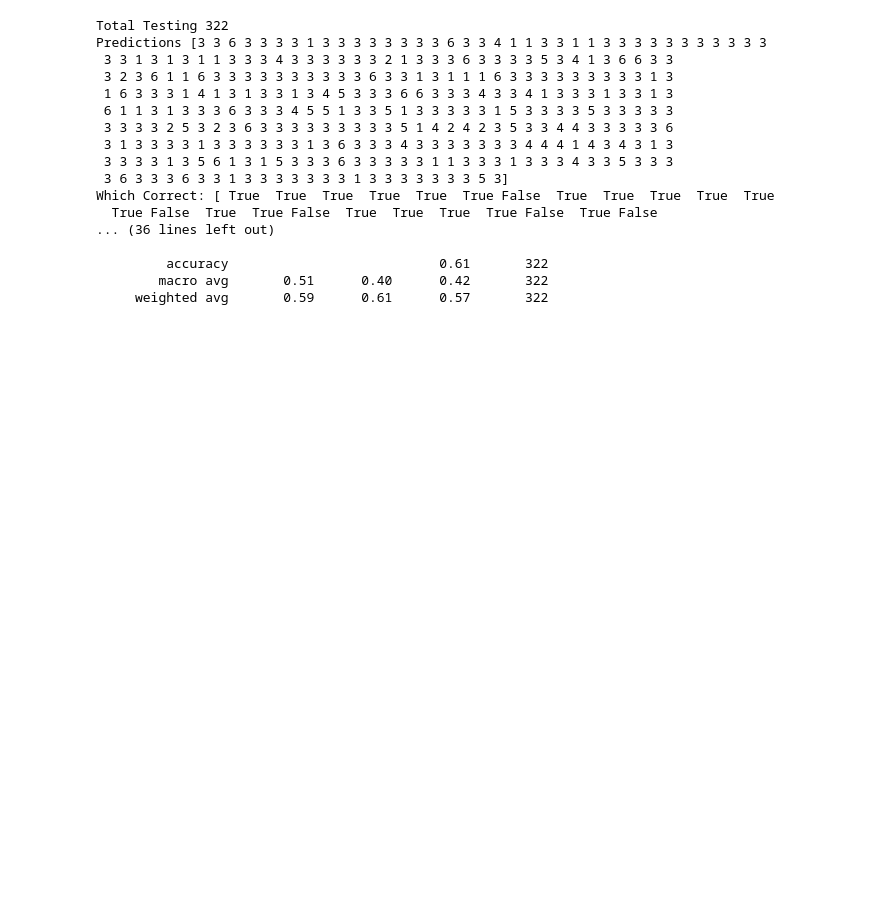
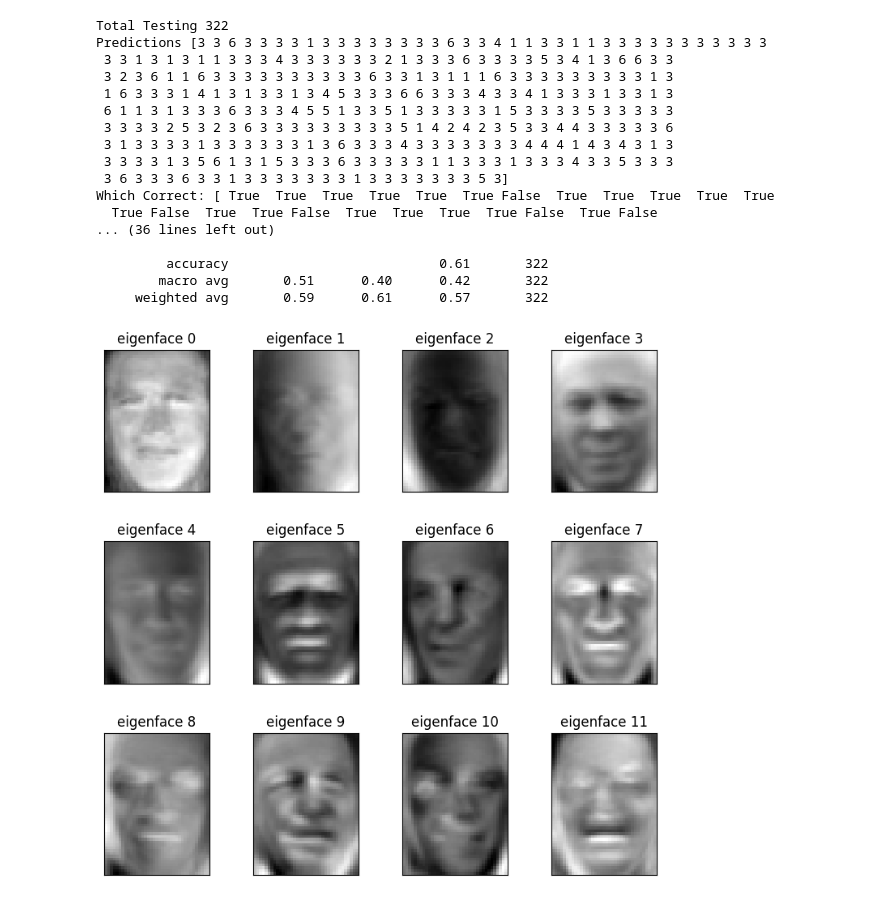
Before and after one commit to saakshigupta2002/COMP3710, a Jupyter notebook: Demo2/PatternLab2.ipynb, the cells around one changed output. Saved outputs shown, nothing was run; the diff lists cells and outputs as text; code cells hidden in the pictures; blank space fills up the shorter version.

```diff
--- a/Demo2/PatternLab2.ipynb
+++ b/Demo2/PatternLab2.ipynb
@@ -115,3 +115,87 @@ Which Correct: [ True  True  True  True  True  True False  True  True  True  Tru
          accuracy                           0.61       322
         macro avg       0.51      0.40      0.42       322
      weighted avg       0.59      0.61      0.57       322
+# %%
+import torch
+import numpy as np
+import matplotlib.pyplot as plt
+from sklearn.datasets import fetch_lfw_people
+from sklearn.model_selection import train_test_split
+from sklearn.metrics import classification_report
+from sklearn.ensemble import RandomForestClassifier
+
+# Download the data, if not already on disk and load it as numpy arrays
+lfw_people = fetch_lfw_people(min_faces_per_person=70, resize=0.4)
+
+# Extract the meaningful parameters of the faces dataset
+n_samples, h, w = lfw_people.images.shape
+X = lfw_people.data
+n_features = X.shape[1]
+y = lfw_people.target
+target_names = lfw_people.target_names
+n_classes = target_names.shape[0]
+
+# Split into a training set and a test set using a stratified k fold
+X_train, X_test, y_train, y_test = train_test_split(X, y, test_size=0.25, random_state=42)
+
+# Center data
+mean = np.mean(X_train, axis=0)
+X_train_centered = X_train - mean
+X_test_centered = X_test - mean
+
+# Convert to PyTorch tensors
+X_train_centered = torch.from_numpy(X_train_centered).float()
+X_test_centered = torch.from_numpy(X_test_centered).float()
+
+# Compute covariance matrix
+cov_matrix = torch.matmul(X_train_centered.T, X_train_centered) / (X_train_centered.shape[0] - 1)
+
+# Perform Eigen decomposition using PyTorch
+eigenvalues, eigenvectors = torch.linalg.eigh(cov_matrix)
+eigenvalues = eigenvalues.flip(0)
+eigenvectors = eigenvectors.flip(1)
+
+# Select the top n_components eigenvectors
+n_components = 150
+top_eigenvectors = eigenvectors[:, :n_components]
+
+# Visualize eigenfaces
+def plot_gallery(images, titles, h, w, n_row=3, n_col=4):
+    """Helper function to plot a gallery of portraits"""
+    plt.figure(figsize=(1.8 * n_col, 2.4 * n_row))
+    plt.subplots_adjust(bottom=0, left=.01, right=.99, top=.90, hspace=.35)
+    for i in range(n_row * n_col):
+        plt.subplot(n_row, n_col, i + 1)
+        plt.imshow(images[i].reshape((h, w)), cmap=plt.cm.gray)
+        plt.title(titles[i], size=12)
+        plt.xticks(())
+        plt.yticks(())
+
+eigenface_titles = ["eigenface %d" % i for i in range(top_eigenvectors.shape[1])]
+plot_gallery(top_eigenvectors.T, eigenface_titles, h, w)
+plt.show()
+
+# Project into PCA subspace
+X_train_transformed = torch.matmul(X_train_centered, top_eigenvectors)
+X_test_transformed = torch.matmul(X_test_centered, top_eigenvectors)
+
+# Convert to numpy arrays
+X_train_transformed = X_train_transformed.numpy()
+X_test_transformed = X_test_transformed.numpy()
+
+# Build and train a classifier (Random Forest)
+estimator = RandomForestClassifier(n_estimators=150, max_depth=15, max_features=150, random_state=42)
+estimator.fit(X_train_transformed, y_train)
+
+# Make predictions
+predictions = estimator.predict(X_test_transformed)
+
+# Evaluate the classifier
+correct = predictions == y_test
+total_test = len(X_test_transformed)
+accuracy = np.sum(correct) / total_test
+
+print("Accuracy:", accuracy)
+print(classification_report(y_test, predictions, target_names=target_names))
+# %% [output]
+[figure, added]
```
Also changed, not shown: parts of 1 cell of this notebook.
